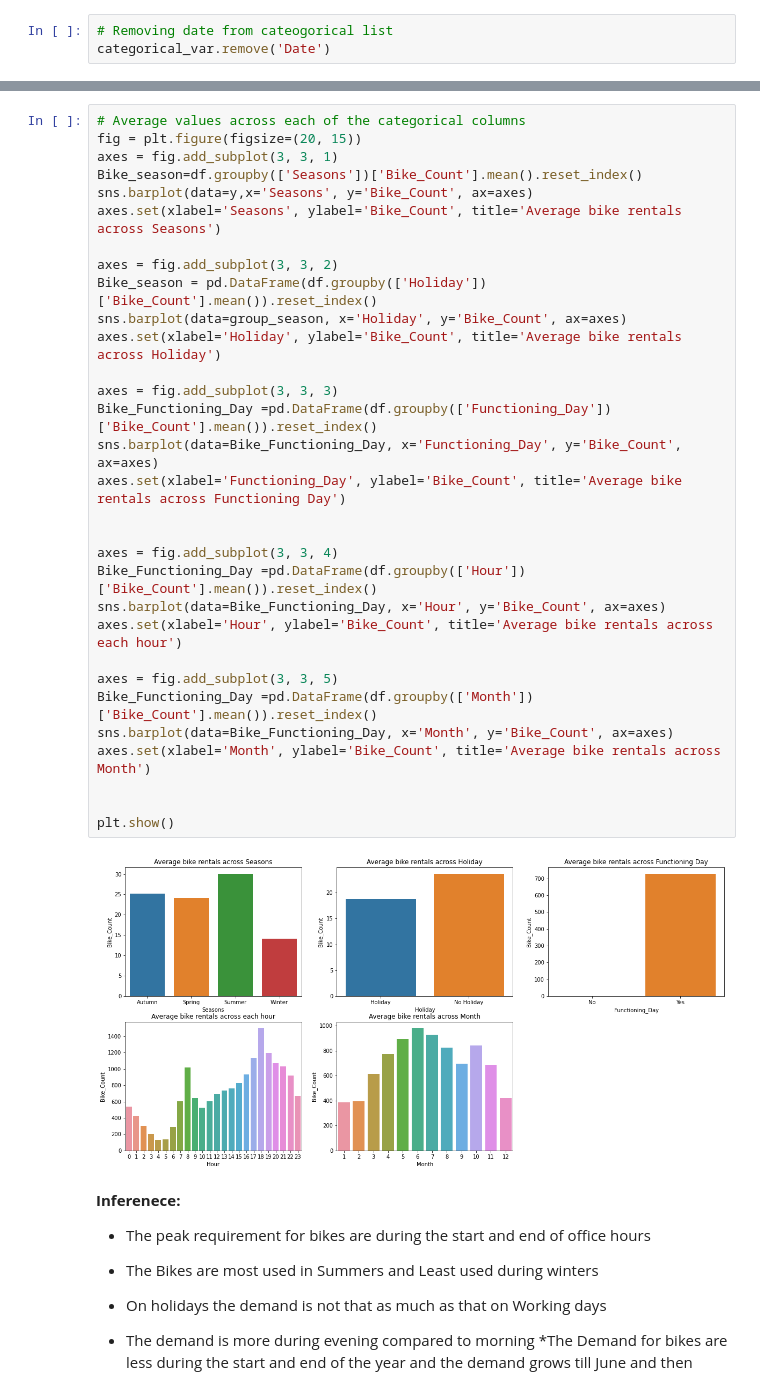
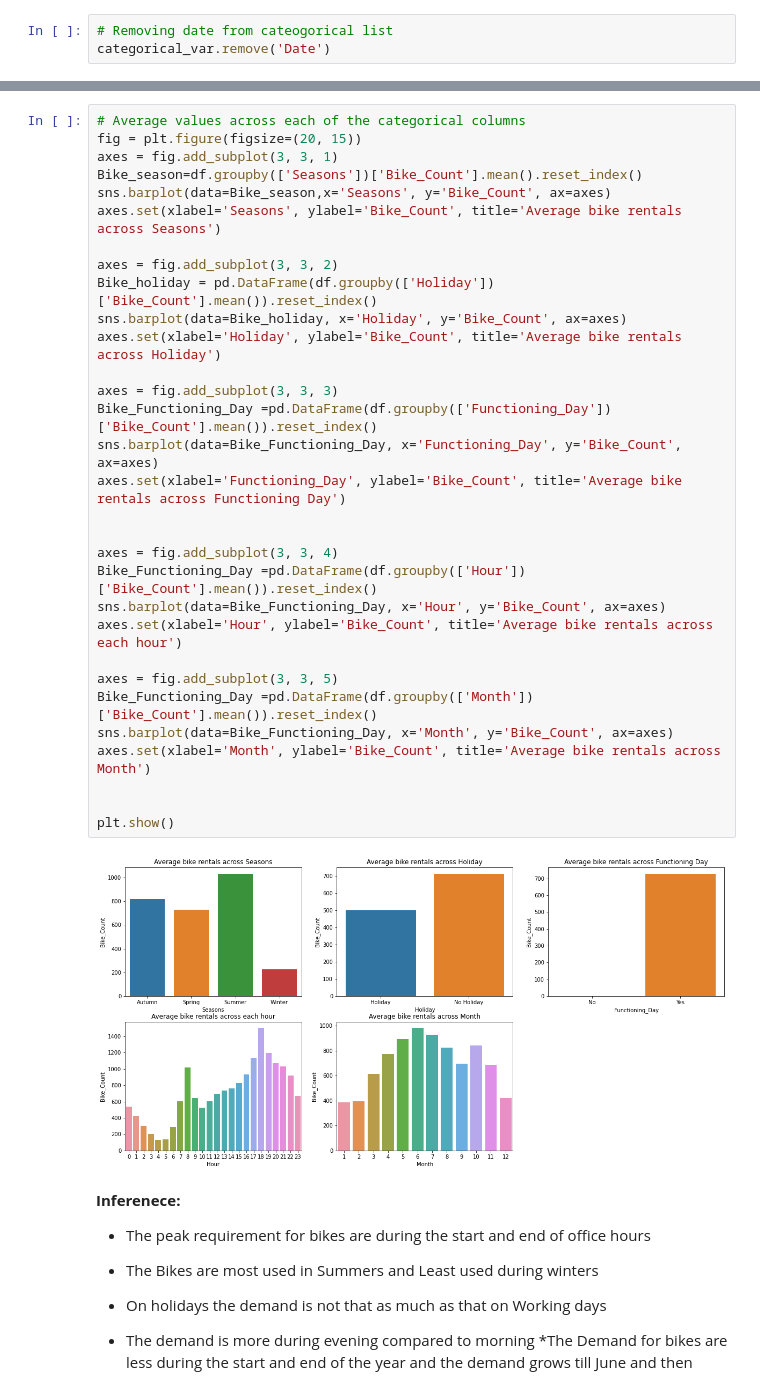
Before and after one commit to junaiskv94/Bike-SHaring-Demand-Prediction, a Jupyter notebook: Bike_Sharing_Demand_Prediction_Capstone_Project.ipynb, the cells around one changed output, grey strips where cells are left out. Saved outputs shown, nothing was run; the diff lists cells and outputs as text.

```diff
--- a/Bike_Sharing_Demand_Prediction_Capstone_Project.ipynb
+++ b/Bike_Sharing_Demand_Prediction_Capstone_Project.ipynb
@@ -313,36 +313,36 @@ categorical_var
 # %%
 # Average values across each of the categorical columns
 fig = plt.figure(figsize=(20, 15))
 axes = fig.add_subplot(3, 3, 1)
 Bike_season=df.groupby(['Seasons'])['Bike_Count'].mean().reset_index()
-sns.barplot(data=y,x='Seasons', y='Bike_Count', ax=axes)
+sns.barplot(data=Bike_season,x='Seasons', y='Bike_Count', ax=axes)
 axes.set(xlabel='Seasons', ylabel='Bike_Count', title='Average bike rentals across Seasons')
 
 axes = fig.add_subplot(3, 3, 2)
-Bike_season = pd.DataFrame(df.groupby(['Holiday'])['Bike_Count'].mean()).reset_index()
-sns.barplot(data=group_season, x='Holiday', y='Bike_Count', ax=axes)
+Bike_holiday = pd.DataFrame(df.groupby(['Holiday'])['Bike_Count'].mean()).reset_index()
+sns.barplot(data=Bike_holiday, x='Holiday', y='Bike_Count', ax=axes)
 axes.set(xlabel='Holiday', ylabel='Bike_Count', title='Average bike rentals across Holiday')
 
 axes = fig.add_subplot(3, 3, 3)
 Bike_Functioning_Day =pd.DataFrame(df.groupby(['Functioning_Day'])['Bike_Count'].mean()).reset_index()
 sns.barplot(data=Bike_Functioning_Day, x='Functioning_Day', y='Bike_Count', ax=axes)
 axes.set(xlabel='Functioning_Day', ylabel='Bike_Count', title='Average bike rentals across Functioning Day')
 
 
 axes = fig.add_subplot(3, 3, 4)
 Bike_Functioning_Day =pd.DataFrame(df.groupby(['Hour'])['Bike_Count'].mean()).reset_index()
 sns.barplot(data=Bike_Functioning_Day, x='Hour', y='Bike_Count', ax=axes)
 axes.set(xlabel='Hour', ylabel='Bike_Count', title='Average bike rentals across each hour')
 
 axes = fig.add_subplot(3, 3, 5)
 Bike_Functioning_Day =pd.DataFrame(df.groupby(['Month'])['Bike_Count'].mean()).reset_index()
 sns.barplot(data=Bike_Functioning_Day, x='Month', y='Bike_Count', ax=axes)
 axes.set(xlabel='Month', ylabel='Bike_Count', title='Average bike rentals across Month')
 
 
 plt.show()
 # %% [output]
-[figure, old version]
+[figure, new version]
 # %% [markdown]
 **Inferenece:**
 
```
Also changed, not shown: parts of 28 cells of this notebook.
